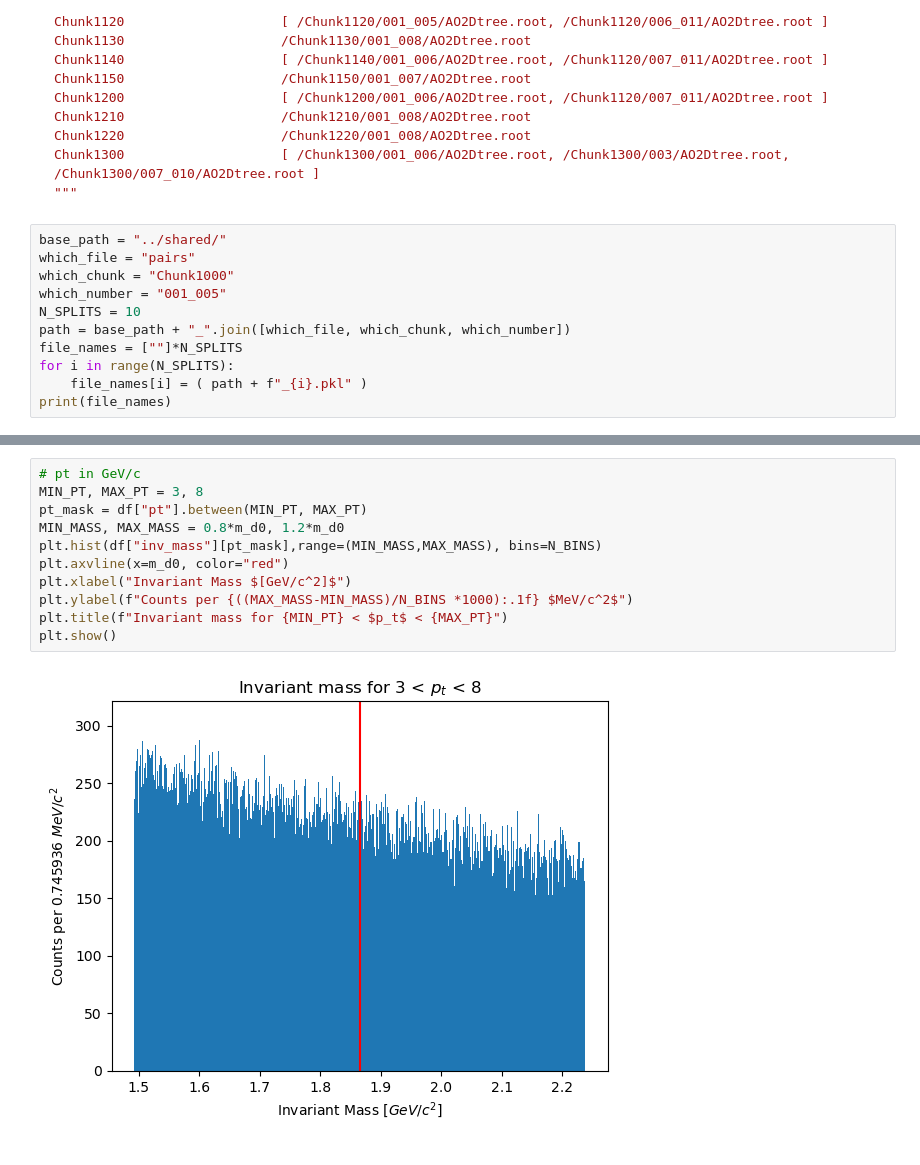
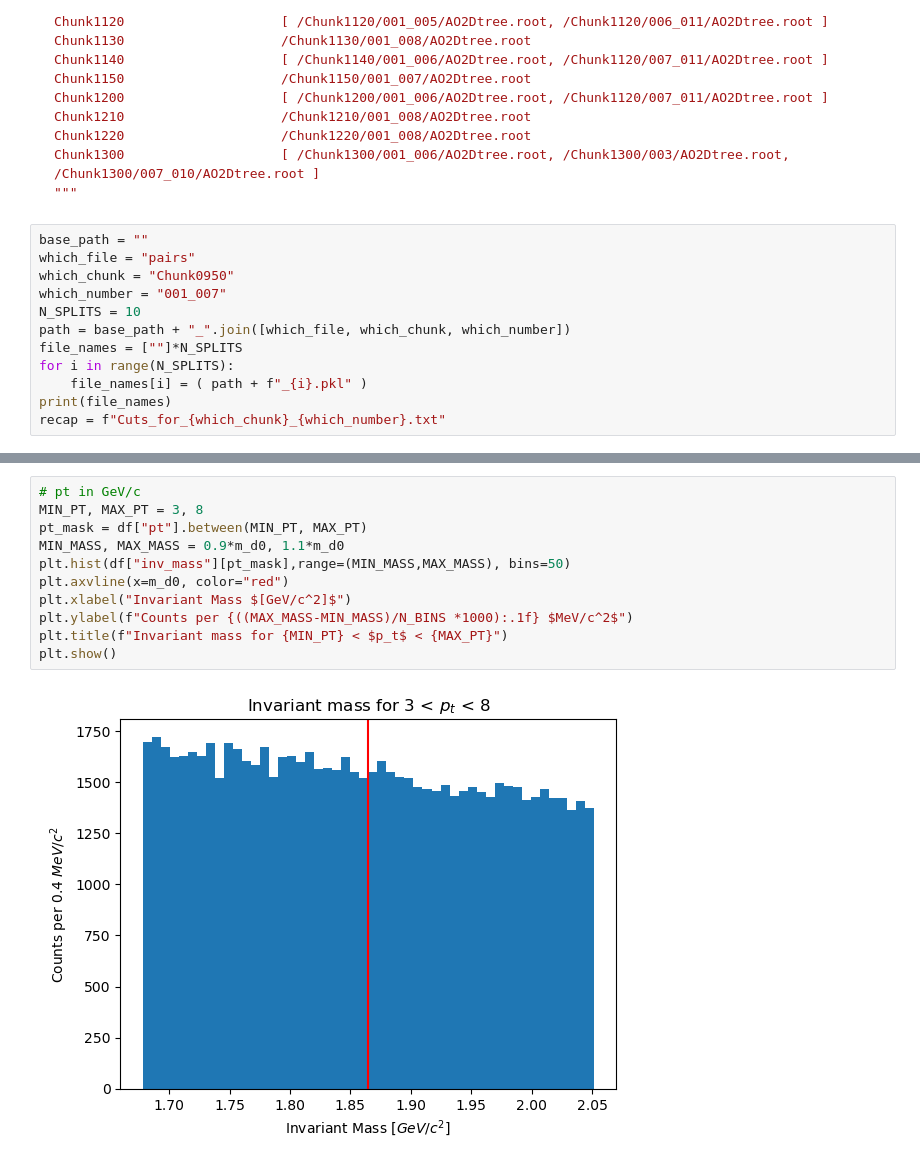
Before and after one commit to LeoPi314/LCPB_Project, a Jupyter notebook: PairAnalysis.ipynb, the cells around one changed output, grey strips where cells are left out. Saved outputs shown, nothing was run; the diff lists cells and outputs as text.

````diff
--- a/PairAnalysis.ipynb
+++ b/PairAnalysis.ipynb
@@ -32,14 +32,15 @@ Chunk1300                    [ /Chunk1300/001_006/AO2Dtree.root, /Chunk1300/003/
 """
 ```
 # %%
-base_path = "../shared/"
+base_path = ""
 which_file = "pairs"
-which_chunk = "Chunk1000"
-which_number = "001_005"
+which_chunk = "Chunk0950"
+which_number = "001_007"
 N_SPLITS = 10
 path = base_path + "_".join([which_file, which_chunk, which_number])
 file_names = [""]*N_SPLITS
 for i in range(N_SPLITS):
     file_names[i] = ( path + f"_{i}.pkl" )
 print(file_names)
+recap = f"Cuts_for_{which_chunk}_{which_number}.txt"
 # %% [output]
@@ -104,16 +118,16 @@ plt.show()
 # %%
 # pt in GeV/c
 MIN_PT, MAX_PT = 3, 8
 pt_mask = df["pt"].between(MIN_PT, MAX_PT)
-MIN_MASS, MAX_MASS = 0.8*m_d0, 1.2*m_d0
-plt.hist(df["inv_mass"][pt_mask],range=(MIN_MASS,MAX_MASS), bins=N_BINS)
+MIN_MASS, MAX_MASS = 0.9*m_d0, 1.1*m_d0
+plt.hist(df["inv_mass"][pt_mask],range=(MIN_MASS,MAX_MASS), bins=50)
 plt.axvline(x=m_d0, color="red")
 plt.xlabel("Invariant Mass $[GeV/c^2]$")
 plt.ylabel(f"Counts per {((MAX_MASS-MIN_MASS)/N_BINS *1000):.1f} $MeV/c^2$")
 plt.title(f"Invariant mass for {MIN_PT} < $p_t$ < {MAX_PT}")
 plt.show()
 # %% [output]
-[figure, old version]
+[figure, new version]
 # %%
 MIN_PT, MAX_PT = 3, 8
 pt_mask = df["pt"].between(MIN_PT, MAX_PT)
````
Also changed, not shown: parts of 14 cells of this notebook, 4 other files.
